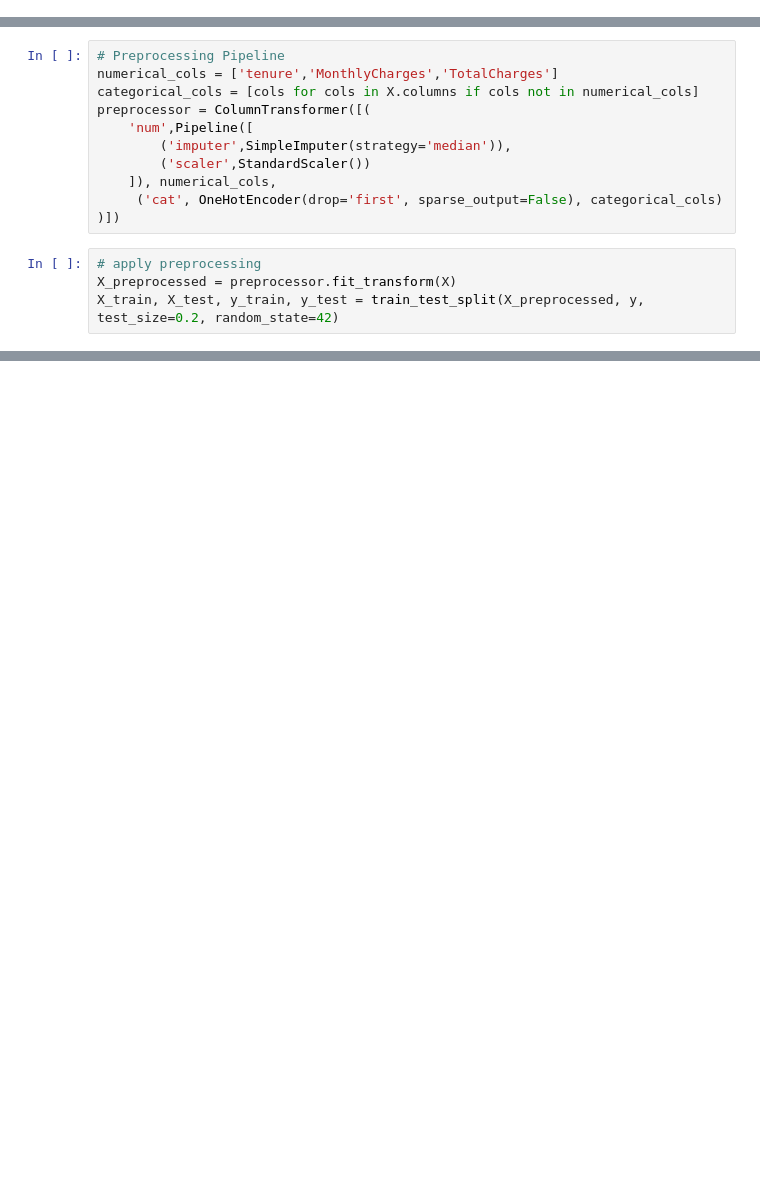
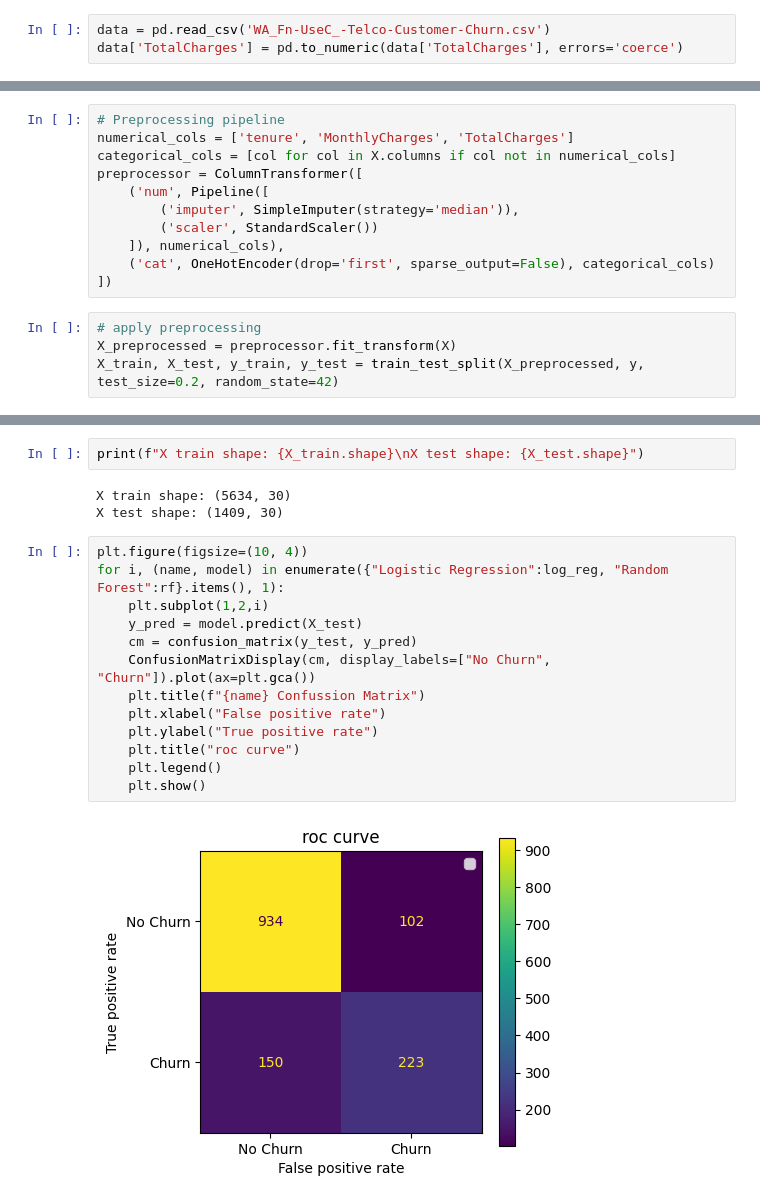
Before and after one commit to mehmoodahmed-0303/CustomerChurnPrediction, a Jupyter notebook: ChurnPrediction.ipynb, the cells around one changed output, grey strips where cells are left out. Cells and saved outputs as stored; diff of their text form; blank space fills up the shorter version.

Commit message:
Evaluated models with confusion matrix and ROC curve

```diff
--- a/ChurnPrediction.ipynb
+++ b/ChurnPrediction.ipynb
@@ -33,3 +16,6 @@ data['TotalCharges'] = pd.to_numeric(data['TotalCharges'], errors='coerce')
+# %%
+data = pd.read_csv('WA_Fn-UseC_-Telco-Customer-Churn.csv')
+data['TotalCharges'] = pd.to_numeric(data['TotalCharges'], errors='coerce')
 # %%
 numerical_cols = ['tenure','MonthlyCharges','TotalCharges']
 # %%
@@ -116,16 +148,16 @@ data['TotalCharges'] = pd.to_numeric(data['TotalCharges'], errors='coerce')
 X = data.drop(['customerID', 'Churn'], axis=1)
 y = data['Churn'].map({'Yes':1, 'No':0})
 # %%
-# Preprocessing Pipeline
-numerical_cols = ['tenure','MonthlyCharges','TotalCharges']
-categorical_cols = [cols for cols in X.columns if cols not in numerical_cols]
-preprocessor = ColumnTransformer([(
-    'num',Pipeline([
-        ('imputer',SimpleImputer(strategy='median')),
-        ('scaler',StandardScaler())
-    ]), numerical_cols,
-     ('cat', OneHotEncoder(drop='first', sparse_output=False), categorical_cols)
-)])
+# Preprocessing pipeline
+numerical_cols = ['tenure', 'MonthlyCharges', 'TotalCharges']
+categorical_cols = [col for col in X.columns if col not in numerical_cols]
+preprocessor = ColumnTransformer([
+    ('num', Pipeline([
+        ('imputer', SimpleImputer(strategy='median')),
+        ('scaler', StandardScaler())
+    ]), numerical_cols),
+    ('cat', OneHotEncoder(drop='first', sparse_output=False), categorical_cols)
+])
 # %%
 # apply preprocessing
 X_preprocessed = preprocessor.fit_transform(X)
@@ -159,0 +221,20 @@ print(feature_importance.head(10))
+# %%
+print(f"X train shape: {X_train.shape}\nX test shape: {X_test.shape}")
+# %% [output]
+X train shape: (5634, 30)
+X test shape: (1409, 30)
+# %%
+plt.figure(figsize=(10, 4))
+for i, (name, model) in enumerate({"Logistic Regression":log_reg, "Random Forest":rf}.items(), 1):
+    plt.subplot(1,2,i)
+    y_pred = model.predict(X_test)
+    cm = confusion_matrix(y_test, y_pred)
+    ConfusionMatrixDisplay(cm, display_labels=["No Churn", "Churn"]).plot(ax=plt.gca())
+    plt.title(f"{name} Confussion Matrix")
+    plt.xlabel("False positive rate")
+    plt.ylabel("True positive rate")
+    plt.title("roc curve")
+    plt.legend()
+    plt.show()
+# %% [output]
+[figure, added]
```
Also changed, not shown: parts of 21 cells of this notebook, 3 other files.
